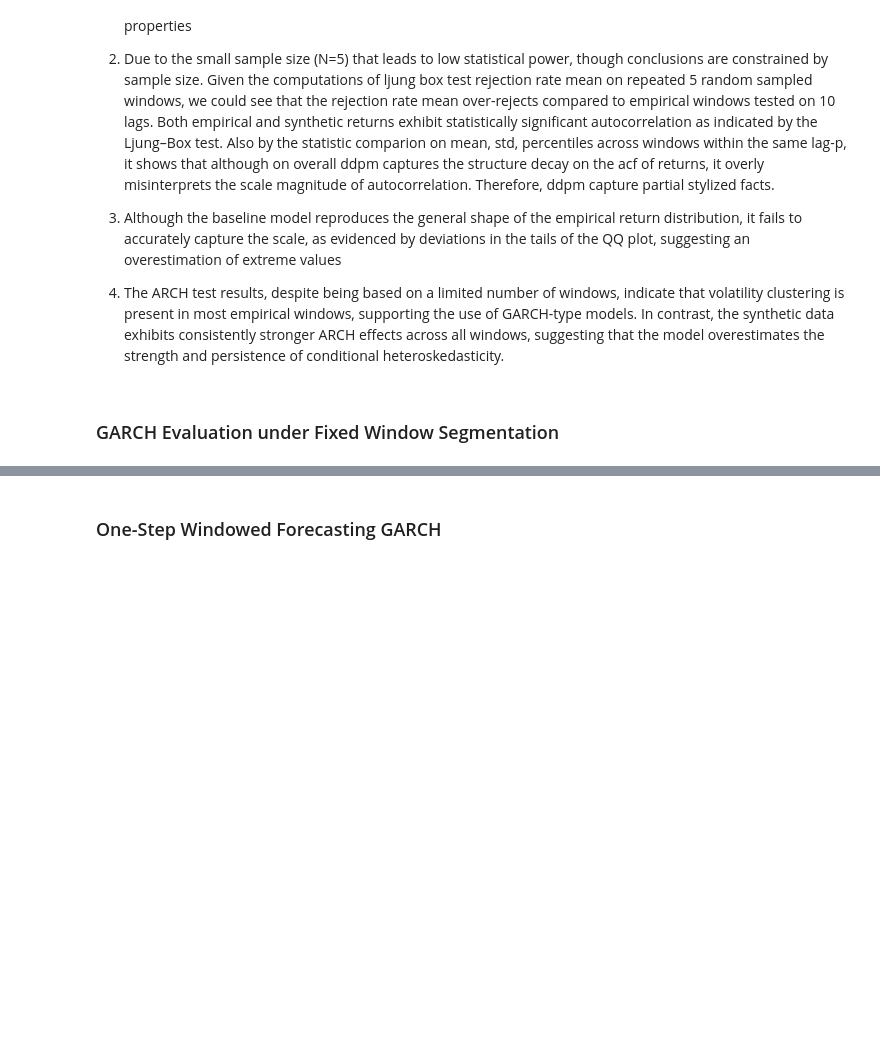
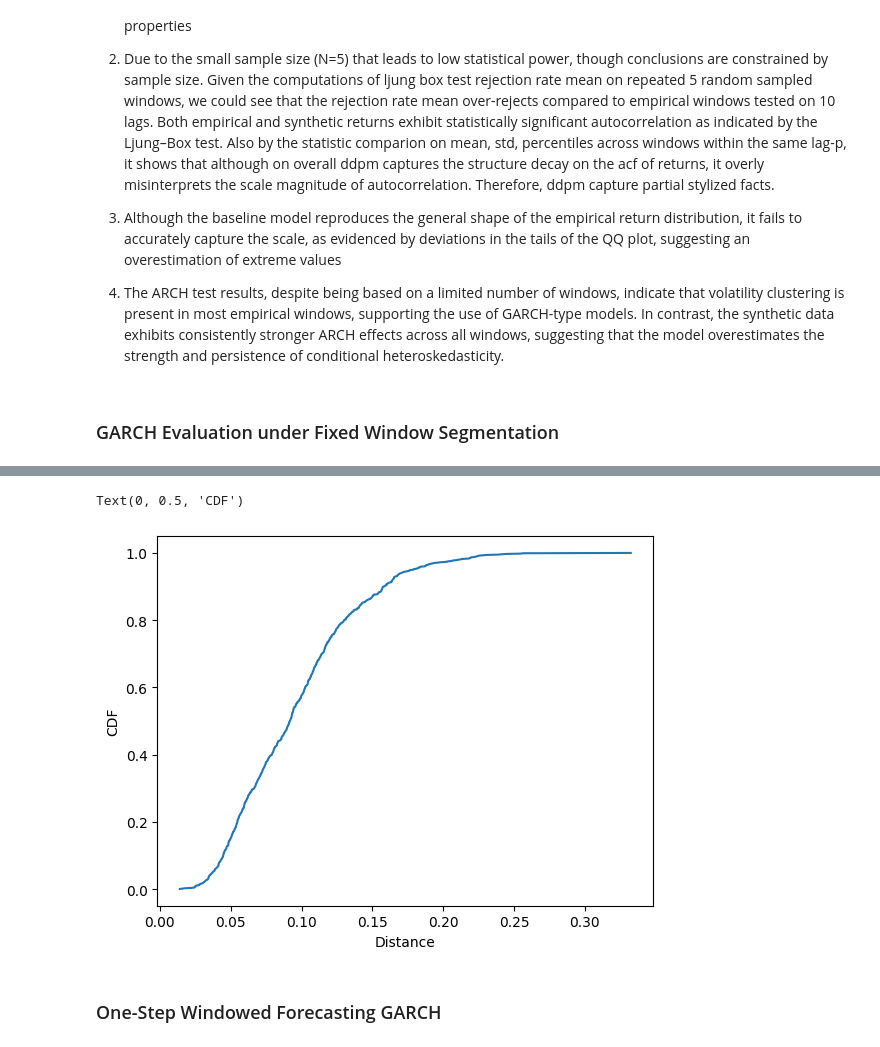
Before and after one commit to HenryGunadi/diffusion-garch, a Jupyter notebook: notebooks/eda/eda_02.ipynb, the cells around one changed output, grey strips where cells are left out. Drawn from its saved outputs; the diff is of its cells as text; code cells hidden in the pictures; blank space fills up the shorter version.

```diff
--- a/notebooks/eda/eda_02.ipynb
+++ b/notebooks/eda/eda_02.ipynb
@@ -741,3 +685,13 @@ Omega :  0.75
+# %%
+x = np.sort(metrics)
+y = np.arange(1, len(x)+1) / len(x)
+
+plt.plot(x, y)
+plt.xlabel("Distance")
+plt.ylabel("CDF")
+# %% [output]
+Text(0, 0.5, 'CDF')
+[figure, added]
 # %% [markdown]
 ### One-Step Windowed Forecasting GARCH
 # %%
```
Also changed, not shown: parts of 13 cells of this notebook.
